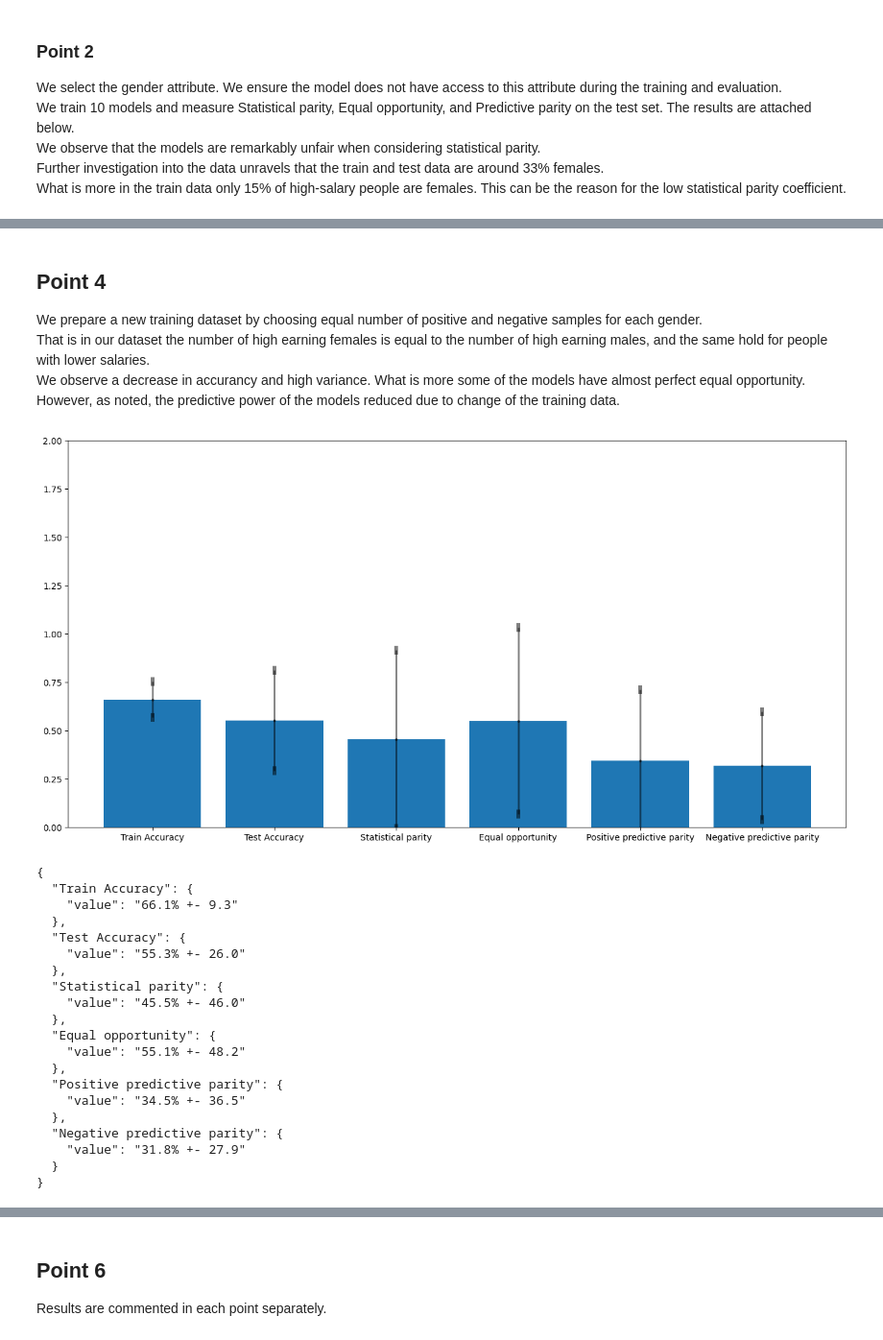
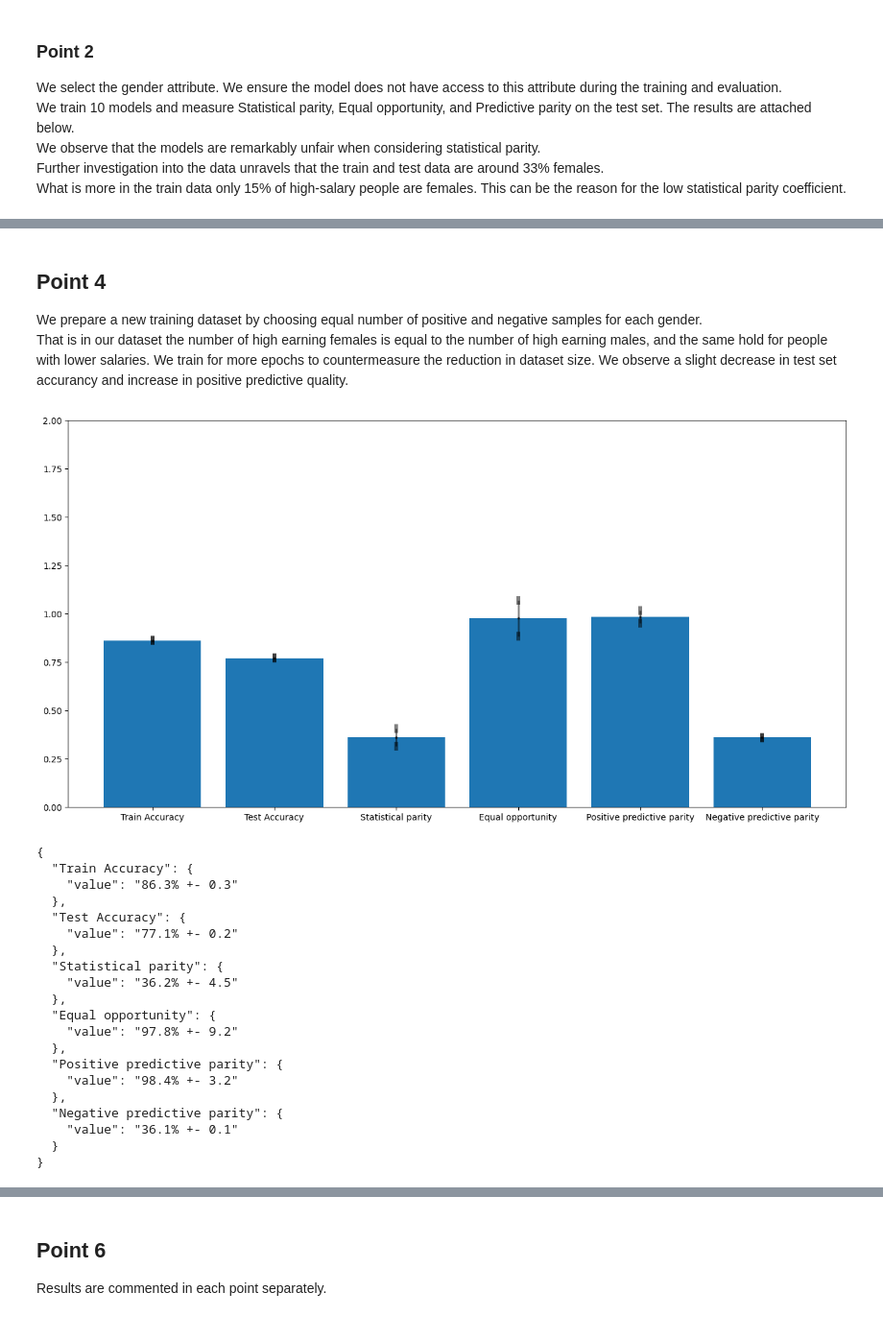
Before and after one commit to mim-uw/eXplainableMachineLearning-2025, a Jupyter notebook: Homeworks/HW1/KonradStaniszewski/KonradStaniszewsk.ipynb, the cells around one changed output, grey strips where cells are left out. Shown at 96% size. Drawn from its saved outputs; the diff is of its cells as text; code cells hidden in the pictures.

```diff
--- a/Homeworks/HW1/KonradStaniszewski/KonradStaniszewsk.ipynb
+++ b/Homeworks/HW1/KonradStaniszewski/KonradStaniszewsk.ipynb
@@ -223,33 +231,33 @@ plot_data(exp2_data)
 ## Point 4
 We prepare a new training dataset by choosing equal number of positive and negative samples for each gender.
 That is in our dataset the number of high earning females is equal to the number of high earning males, and the same hold for people with lower salaries.
-We observe a decrease in accurancy and high variance. What is more some of the models have almost perfect equal opportunity.
-However, as noted, the predictive power of the models reduced due to change of the training data.
+We train for more epochs to countermeasure the reduction in dataset size.
+We observe a slight decrease in test set accurancy and increase in positive predictive quality.
 # %%
-exp3_data = {'Train Accuracy': [0.6666666865348816, 0.6618603467941284, 0.7251908183097839, 0.6590330600738525, 0.7777777910232544, 0.7348034977912903, 0.545660138130188, 0.6511167883872986, 0.45207804441452026, 0.73508620262146], 'Test Accuracy': [0.23622627556324005, 0.7637737393379211, 0.23125115036964417, 0.236164852976799, 0.7637737393379211, 0.7646335959434509, 0.23622627556324005, 0.7643879652023315, 0.7682574987411499, 0.7641422748565674], 'Statistical parity': [1.0, 0.0, 1.0038877725601196, 1.0000921487808228, 0.0, 0.15410158038139343, 1.0, 0.0, 0.39409583806991577, 0.0], 'Equal opportunity': [1.0, 0.0, 0.9988261461257935, 1.0003072023391724, 0.0, 0.4245111048221588, 1.0, 0.0, 1.0856349468231201, 0.0], 'Positive predictive parity': [0.36300953567140615, 0.0, 0.36117921866763675, 0.36308762277664575, 0.0, 1.0, 0.36300953567140615, 0.0, 1.0, 0.0], 'Negative predictive parity': [0.0, 0.36300953567140615, 1.0, 0.0, 0.36300953567140615, 0.36347847706044123, 0.0, 0.363792571800657, 0.3611798685955217, 0.36347877910689197]}
+exp3_data = {'Train Accuracy': [0.8589199781417847, 0.864291787147522, 0.8625954389572144, 0.8651399612426758, 0.8614645004272461, 0.8594854474067688, 0.8679671883583069, 0.8634436130523682, 0.8625954389572144, 0.8631608486175537], 'Test Accuracy': [0.7736625671386719, 0.7721884250640869, 0.7693016529083252, 0.7694244980812073, 0.7702843546867371, 0.7704686522483826, 0.7740311026573181, 0.7706528902053833, 0.7719427347183228, 0.7720041871070862], 'Statistical parity': [0.4312703609466553, 0.36267006397247314, 0.3382229506969452, 0.3296603262424469, 0.3048531115055084, 0.31967878341674805, 0.4510788023471832, 0.3338867425918579, 0.37562254071235657, 0.3722984790802002], 'Equal opportunity': [1.1037288904190063, 0.9990648627281189, 0.9317190647125244, 0.9081313014030457, 0.8397936820983887, 0.880634605884552, 1.1339678764343262, 0.9197739958763123, 1.034745693206787, 1.0255887508392334], 'Positive predictive parity': [0.9290322580645162, 1.0, 1.0, 1.0, 1.0, 1.0, 0.9125705076551167, 1.0, 1.0, 1.0], 'Negative predictive parity': [0.35857731119055164, 0.3605411653691908, 0.36189968701779984, 0.36206034543771526, 0.36254730897368836, 0.3621465174567673, 0.35795594610581505, 0.3617452194990573, 0.3602165205918386, 0.36029760431764885]}
 
 
 plot_data(exp3_data)
 # %% [output]
-[figure, old version]
+[figure, new version]
 {
   "Train Accuracy": {
-    "value": "66.1% +- 9.3"
+    "value": "86.3% +- 0.3"
   },
   "Test Accuracy": {
-    "value": "55.3% +- 26.0"
+    "value": "77.1% +- 0.2"
   },
   "Statistical parity": {
-    "value": "45.5% +- 46.0"
+    "value": "36.2% +- 4.5"
   },
   "Equal opportunity": {
-    "value": "55.1% +- 48.2"
+    "value": "97.8% +- 9.2"
   },
   "Positive predictive parity": {
-    "value": "34.5% +- 36.5"
+    "value": "98.4% +- 3.2"
   },
   "Negative predictive parity": {
-    "value": "31.8% +- 27.9"
+    "value": "36.1% +- 0.1"
   }
 }
 # %% [markdown]
```
Also changed, not shown: parts of 8 cells of this notebook.
